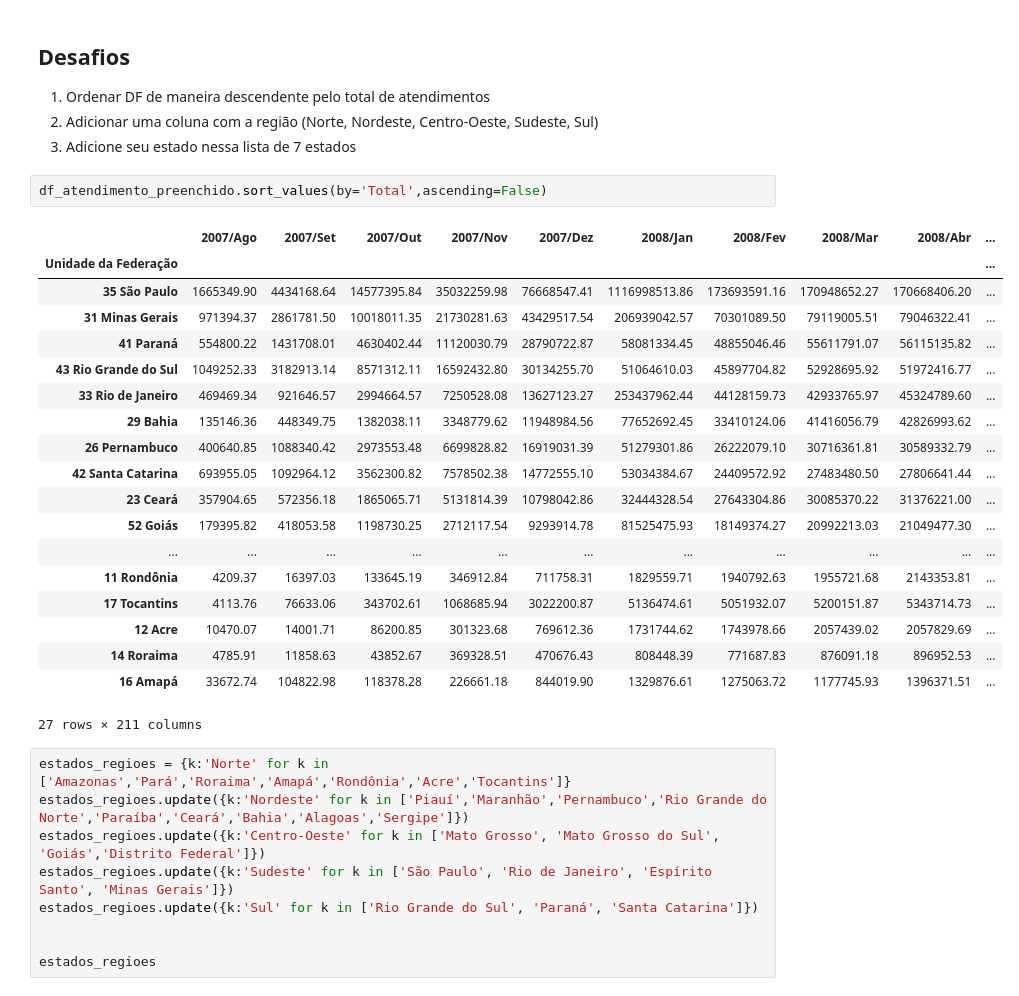
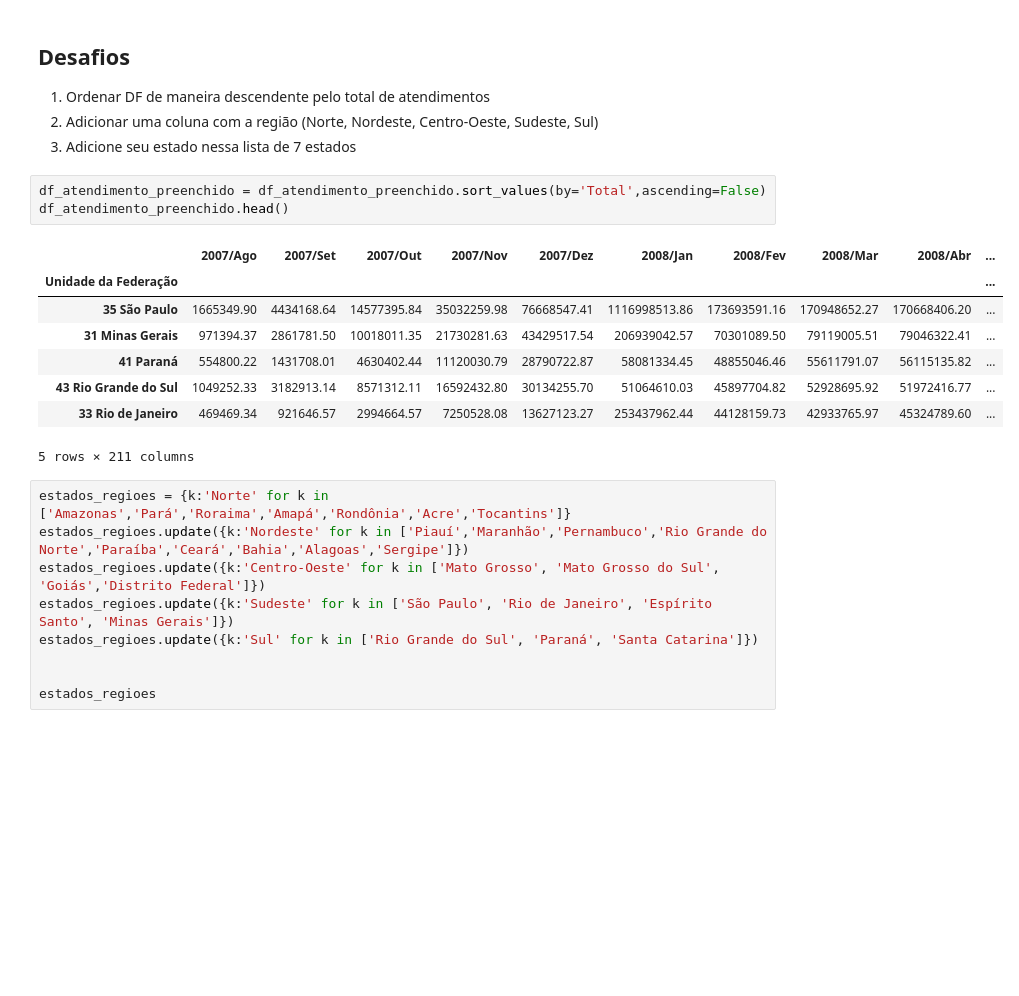
Before and after one commit to victoria-menezes/fiap-data-analytics, a Jupyter notebook: 01. Analise exploratoria de dados/notebook.ipynb, the cells around one changed output. Saved outputs shown, nothing was run; the diff lists cells and outputs as text; blank space fills up the shorter version.

```diff
--- a/01. Analise exploratoria de dados/notebook.ipynb
+++ b/01. Analise exploratoria de dados/notebook.ipynb
@@ -406,27 +406,17 @@ df_atendimento_preenchido.head()
 2. Adicionar uma coluna com a região (Norte, Nordeste, Centro-Oeste, Sudeste, Sul)
 3. Adicione seu estado nessa lista de 7 estados
 # %%
-df_atendimento_preenchido.sort_values(by='Total',ascending=False)
+df_atendimento_preenchido = df_atendimento_preenchido.sort_values(by='Total',ascending=False)
+df_atendimento_preenchido.head()
 # %% [output]
 |  | 2007/Ago | 2007/Set | 2007/Out | 2007/Nov | 2007/Dez | 2008/Jan | 2008/Fev | 2008/Mar | 2008/Abr | ... |
 | Unidade da Federação |  |  |  |  |  |  |  |  |  | ... |
 | 35 São Paulo | 1665349.90 | 4434168.64 | 14577395.84 | 35032259.98 | 76668547.41 | 1116998513.86 | 173693591.16 | 170948652.27 | 170668406.20 | ... |
 | 31 Minas Gerais | 971394.37 | 2861781.50 | 10018011.35 | 21730281.63 | 43429517.54 | 206939042.57 | 70301089.50 | 79119005.51 | 79046322.41 | ... |
 | 41 Paraná | 554800.22 | 1431708.01 | 4630402.44 | 11120030.79 | 28790722.87 | 58081334.45 | 48855046.46 | 55611791.07 | 56115135.82 | ... |
 | 43 Rio Grande do Sul | 1049252.33 | 3182913.14 | 8571312.11 | 16592432.80 | 30134255.70 | 51064610.03 | 45897704.82 | 52928695.92 | 51972416.77 | ... |
 | 33 Rio de Janeiro | 469469.34 | 921646.57 | 2994664.57 | 7250528.08 | 13627123.27 | 253437962.44 | 44128159.73 | 42933765.97 | 45324789.60 | ... |
-| 29 Bahia | 135146.36 | 448349.75 | 1382038.11 | 3348779.62 | 11948984.56 | 77652692.45 | 33410124.06 | 41416056.79 | 42826993.62 | ... |
-| 26 Pernambuco | 400640.85 | 1088340.42 | 2973553.48 | 6699828.82 | 16919031.39 | 51279301.86 | 26222079.10 | 30716361.81 | 30589332.79 | ... |
-| 42 Santa Catarina | 693955.05 | 1092964.12 | 3562300.82 | 7578502.38 | 14772555.10 | 53034384.67 | 24409572.92 | 27483480.50 | 27806641.44 | ... |
-| 23 Ceará | 357904.65 | 572356.18 | 1865065.71 | 5131814.39 | 10798042.86 | 32444328.54 | 27643304.86 | 30085370.22 | 31376221.00 | ... |
-| 52 Goiás | 179395.82 | 418053.58 | 1198730.25 | 2712117.54 | 9293914.78 | 81525475.93 | 18149374.27 | 20992213.03 | 21049477.30 | ... |
-| ... | ... | ... | ... | ... | ... | ... | ... | ... | ... | ... |
-| 11 Rondônia | 4209.37 | 16397.03 | 133645.19 | 346912.84 | 711758.31 | 1829559.71 | 1940792.63 | 1955721.68 | 2143353.81 | ... |
-| 17 Tocantins | 4113.76 | 76633.06 | 343702.61 | 1068685.94 | 3022200.87 | 5136474.61 | 5051932.07 | 5200151.87 | 5343714.73 | ... |
-| 12 Acre | 10470.07 | 14001.71 | 86200.85 | 301323.68 | 769612.36 | 1731744.62 | 1743978.66 | 2057439.02 | 2057829.69 | ... |
-| 14 Roraima | 4785.91 | 11858.63 | 43852.67 | 369328.51 | 470676.43 | 808448.39 | 771687.83 | 876091.18 | 896952.53 | ... |
-| 16 Amapá | 33672.74 | 104822.98 | 118378.28 | 226661.18 | 844019.90 | 1329876.61 | 1275063.72 | 1177745.93 | 1396371.51 | ... |
-27 rows × 211 columns
+5 rows × 211 columns
 # %%
 estados_regioes = {k:'Norte' for k in ['Amazonas','Pará','Roraima','Amapá','Rondônia','Acre','Tocantins']}
 estados_regioes.update({k:'Nordeste' for k in ['Piauí','Maranhão','Pernambuco','Rio Grande do Norte','Paraíba','Ceará','Bahia','Alagoas','Sergipe']})
```
Also changed, not shown: parts of 28 cells of this notebook.
